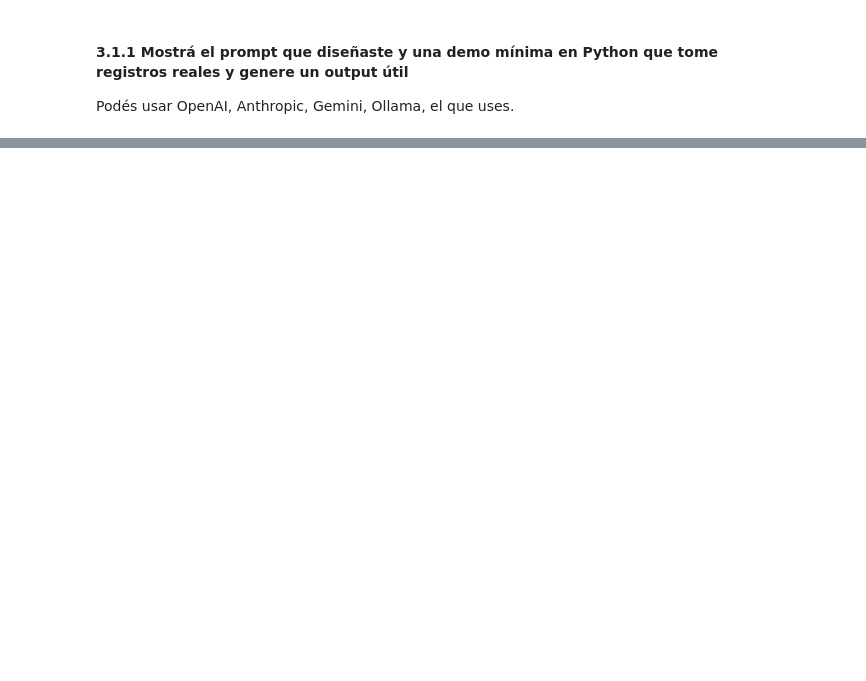
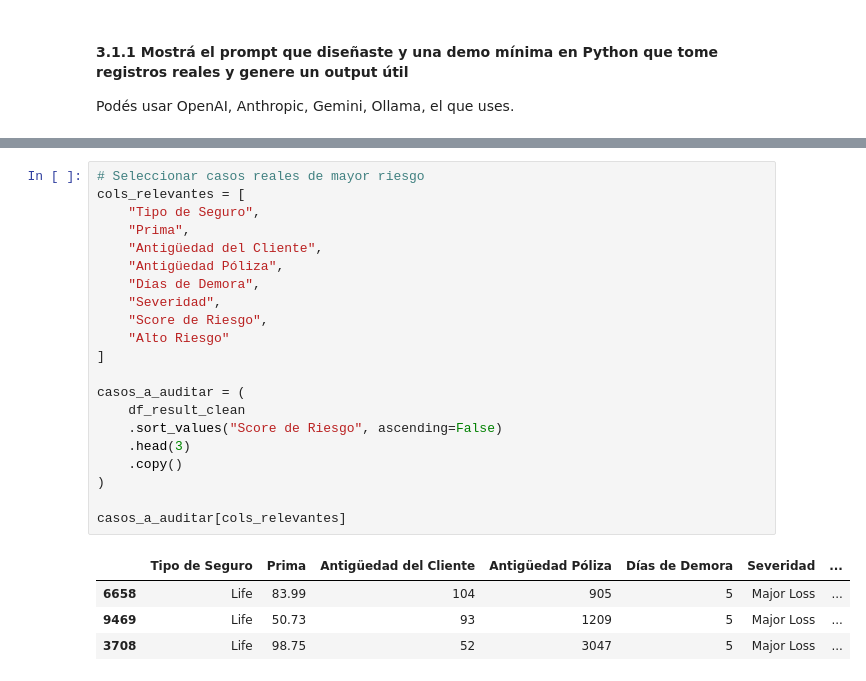
Before and after one commit to yaninaiberra/tekne_challenge, a Jupyter notebook: Tekne_challengue_Data_AI.ipynb, the cells around one changed output, grey strips where cells are left out. Saved outputs shown, nothing was run; the diff lists cells and outputs as text; blank space fills up the shorter version.

```diff
--- a/Tekne_challengue_Data_AI.ipynb
+++ b/Tekne_challengue_Data_AI.ipynb
@@ -2756,0 +2802,26 @@ Podés usar OpenAI, Anthropic, Gemini, Ollama, el que uses.
+# %%
+# Seleccionar casos reales de mayor riesgo
+cols_relevantes = [
+    "Tipo de Seguro",
+    "Prima",
+    "Antigüedad del Cliente",
+    "Antigüedad Póliza",
+    "Días de Demora",
+    "Severidad",
+    "Score de Riesgo",
+    "Alto Riesgo"
+]
+
+casos_a_auditar = (
+    df_result_clean
+    .sort_values("Score de Riesgo", ascending=False)
+    .head(3)
+    .copy()
+)
+
+casos_a_auditar[cols_relevantes]
+# %% [output]
+|  | Tipo de Seguro | Prima | Antigüedad del Cliente | Antigüedad Póliza | Días de Demora | Severidad | ... |
+| 6658 | Life | 83.99 | 104 | 905 | 5 | Major Loss | ... |
+| 9469 | Life | 50.73 | 93 | 1209 | 5 | Major Loss | ... |
+| 3708 | Life | 98.75 | 52 | 3047 | 5 | Major Loss | ... |
```
Also changed, not shown: parts of 15 cells of this notebook.
